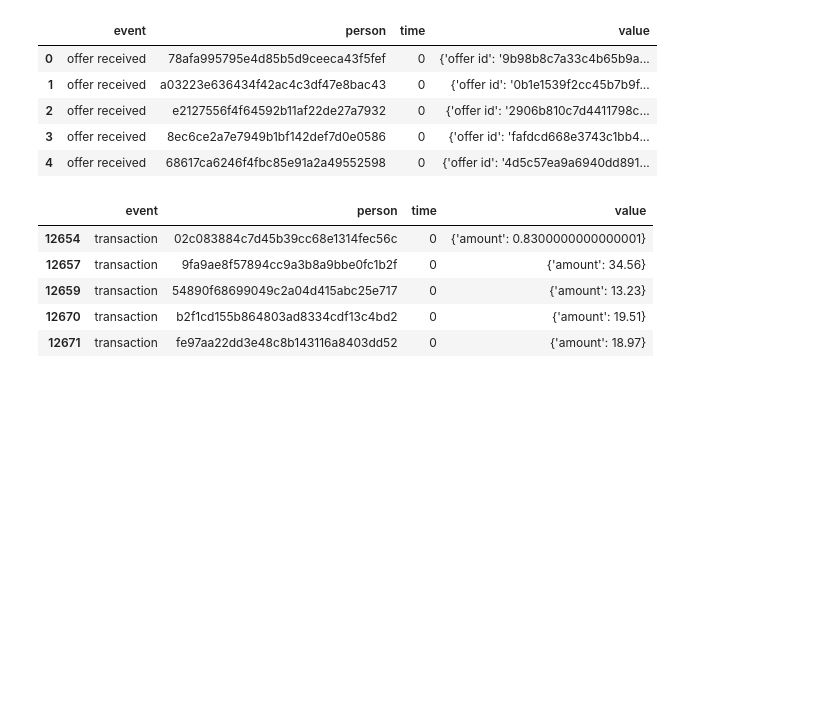
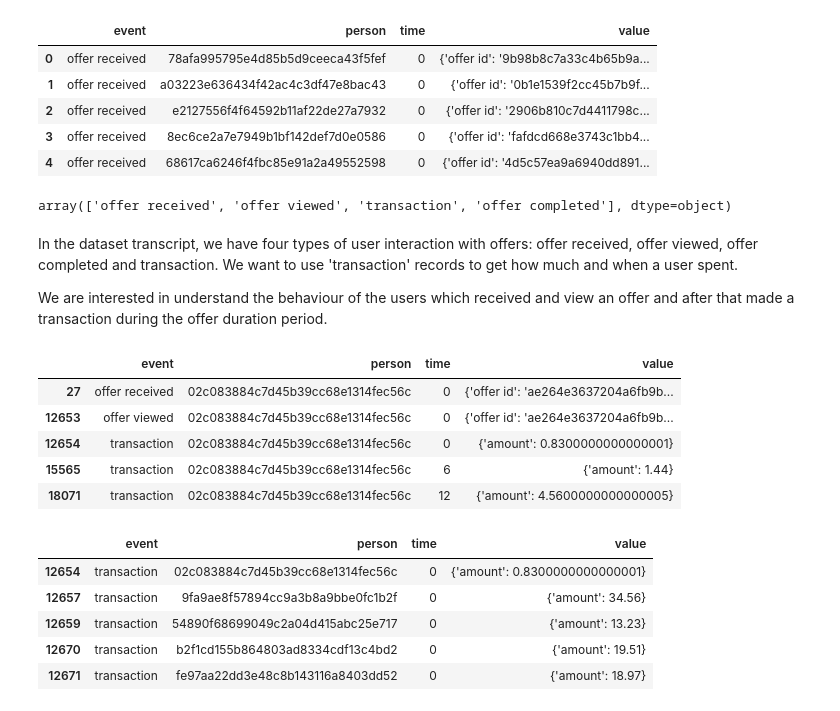
Before and after one commit to rodolfojt/Predicting_Starbucks_Offers, a Jupyter notebook: Starbucks_Capstone_notebook.ipynb, the cells around one changed output. Drawn from its saved outputs; the diff is of its cells as text; code cells hidden in the pictures; blank space fills up the shorter version.

```diff
--- a/Starbucks_Capstone_notebook.ipynb
+++ b/Starbucks_Capstone_notebook.ipynb
@@ -165,6 +227,23 @@ transcript.head()
 | 2 | offer received | e2127556f4f64592b11af22de27a7932 | 0 | {'offer id': '2906b810c7d4411798c... |
 | 3 | offer received | 8ec6ce2a7e7949b1bf142def7d0e0586 | 0 | {'offer id': 'fafdcd668e3743c1bb4... |
 | 4 | offer received | 68617ca6246f4fbc85e91a2a49552598 | 0 | {'offer id': '4d5c57ea9a6940dd891... |
+# %%
+transcript.event.unique()
+# %% [output]
+array(['offer received', 'offer viewed', 'transaction', 'offer completed'], dtype=object)
+# %% [markdown]
+In the dataset transcript, we have four types of user interaction with offers: offer received, offer viewed, offer completed and transaction. We want to use 'transaction' records to get how much and when a user spent.
+
+We are interested in understand the behaviour of the users which received and view an offer and after that made a transaction during the offer duration period.
+# %%
+transcript.loc[transcript["person"] =='02c083884c7d45b39cc68e1314fec56c'].head()
+# %% [output]
+|  | event | person | time | value |
+| 27 | offer received | 02c083884c7d45b39cc68e1314fec56c | 0 | {'offer id': 'ae264e3637204a6fb9b... |
+| 12653 | offer viewed | 02c083884c7d45b39cc68e1314fec56c | 0 | {'offer id': 'ae264e3637204a6fb9b... |
+| 12654 | transaction | 02c083884c7d45b39cc68e1314fec56c | 0 | {'amount': 0.8300000000000001} |
+| 15565 | transaction | 02c083884c7d45b39cc68e1314fec56c | 6 | {'amount': 1.44} |
+| 18071 | transaction | 02c083884c7d45b39cc68e1314fec56c | 12 | {'amount': 4.5600000000000005} |
 # %%
 transcript.loc[transcript["event"] == 'transaction'].head()
 # %% [output]
```
Also changed, not shown: parts of 25 cells of this notebook.
